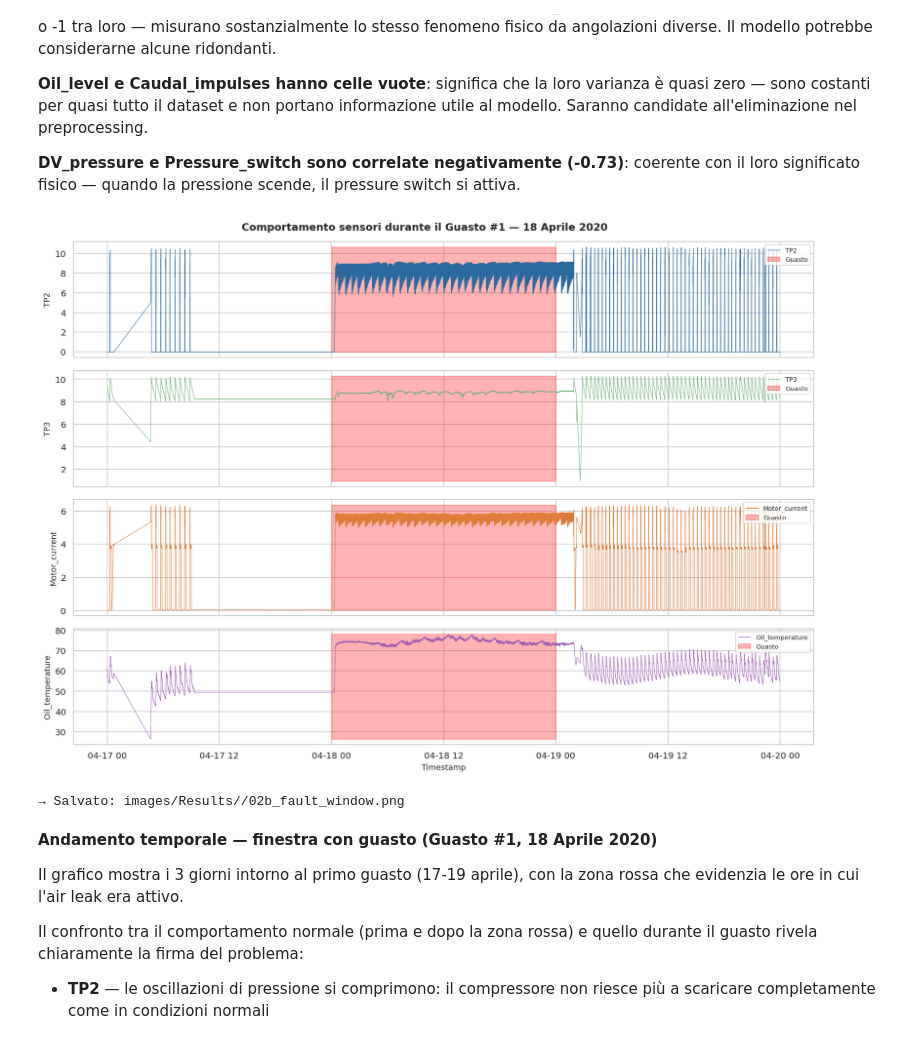
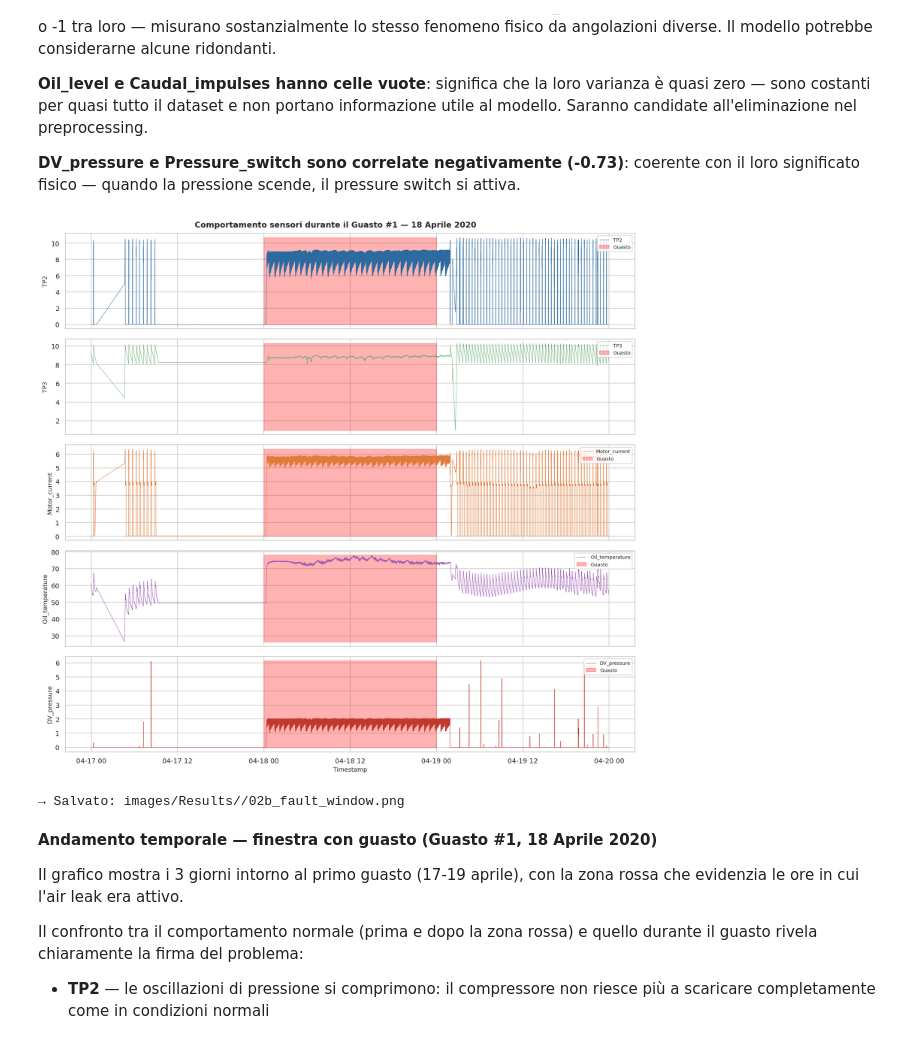
Before and after one commit to Code-Dani/Master-thesis, a Jupyter notebook: notebook/Metro-dt-analysis.ipynb, the cells around one changed output. Drawn from its saved outputs; the diff is of its cells as text; code cells hidden in the pictures.

```diff
--- a/notebook/Metro-dt-analysis.ipynb
+++ b/notebook/Metro-dt-analysis.ipynb
@@ -264,20 +256,19 @@ print(f"→ Salvato: {OUTPUT_DIR}/01_target_distribution.png")
 
 # 3.5 — Andamento temporale dei sensori analogici
 pdf_sample = df_raw.select("timestamp", "TP2", "TP3", "Motor_current",
-                            "Oil_temperature", "target") \
+                            "Oil_temperature", "DV_pressure", "target") \
                     .orderBy("timestamp") \
                     .limit(50000) \
                     .toPandas()
 pdf_sample["timestamp"] = pd.to_datetime(pdf_sample["timestamp"])
 
-fig, axes = plt.subplots(4, 1, figsize=(14, 10), sharex=True)
-sensors = ["TP2", "TP3", "Motor_current", "Oil_temperature"]
-colors  = ["#2D6A9F", "#6BAE75", "#E07B39", "#9B59B6"]
+fig, axes = plt.subplots(5, 1, figsize=(14, 13), sharex=True)
+sensors = ["TP2", "TP3", "Motor_current", "Oil_temperature", "DV_pressure"]
+colors  = ["#2D6A9F", "#6BAE75", "#E07B39", "#9B59B6", "#C0392B"]
 
 for ax, sensor, color in zip(axes, sensors, colors):
     ax.plot(pdf_sample["timestamp"], pdf_sample[sensor],
             color=color, linewidth=0.5, label=sensor)
-    # Evidenzia le zone di guasto in rosso
     fault_mask = pdf_sample["target"] == 1
     ax.fill_between(pdf_sample["timestamp"], pdf_sample[sensor].min(),
                     pdf_sample[sensor].max(),
@@ -291,18 +282,33 @@ fig.suptitle("Andamento temporale sensori analogici\n(primi 50.000 campioni)",
 plt.tight_layout()
 plt.savefig(f"{OUTPUT_DIR}/02_time_series_sensors.png")
 plt.show()
+
 print(f"→ Salvato: {OUTPUT_DIR}/02_time_series_sensors.png")
 
-# 3.6 — Matrice di correlazione
-corr_pdf = df_raw.select(feature_cols).limit(100000).toPandas().corr()
+# # 3.6 — Matrice di correlazione
+# corr_pdf = df_raw.select(feature_cols).limit(100000).toPandas().corr()
 
-fig, ax = plt.subplots(figsize=(10, 8))
+# fig, ax = plt.subplots(figsize=(10, 8))
+# sns.heatmap(corr_pdf, annot=True, fmt=".2f", cmap="coolwarm",
+#             center=0, ax=ax, linewidths=0.5, annot_kws={"size": 7})
+# ax.set_title("Matrice di correlazione — feature sensori", fontsize=13, fontweight="bold")
+# plt.tight_layout()
+# plt.savefig(f"{OUTPUT_DIR}/03_correlation_matrix.png")
+# plt.show()
+# 3.6 — Matrice di correlazione (tutte le righe + target)
+
+corr_cols = feature_cols + ["target"]
+corr_pdf = df_raw.select(corr_cols).toPandas().corr()
+
+fig, ax = plt.subplots(figsize=(12, 10))
 sns.heatmap(corr_pdf, annot=True, fmt=".2f", cmap="coolwarm",
             center=0, ax=ax, linewidths=0.5, annot_kws={"size": 7})
-ax.set_title("Matrice di correlazione — feature sensori", fontsize=13, fontweight="bold")
+ax.set_title("Matrice di correlazione — feature sensori + target",
+            fontsize=13, fontweight="bold")
 plt.tight_layout()
 plt.savefig(f"{OUTPUT_DIR}/03_correlation_matrix.png")
 plt.show()
+
 print(f"→ Salvato: {OUTPUT_DIR}/03_correlation_matrix.png")
 # %% [output]
 === SCHEMA ===
@@ -408,39 +390,39 @@ con il loro significato fisico — quando la pressione scende, il pressure switc
 # %%
 # 3.7 — Andamento temporale in una finestra con guasto (aprile 2020)
 pdf_fault = df_raw.select("timestamp", "TP2", "TP3", "Motor_current",
-                           "Oil_temperature", "target") \
+                           "Oil_temperature", "DV_pressure", "target") \
                   .filter(
                       (F.col("timestamp") >= "2020-04-17 00:00:00") &
                       (F.col("timestamp") <= "2020-04-19 23:59:00")
                   ) \
                   .orderBy("timestamp") \
                   .toPandas()
 pdf_fault["timestamp"] = pd.to_datetime(pdf_fault["timestamp"])
 
-fig, axes = plt.subplots(4, 1, figsize=(14, 10), sharex=True)
-sensors = ["TP2", "TP3", "Motor_current", "Oil_temperature"]
-colors  = ["#2D6A9F", "#6BAE75", "#E07B39", "#9B59B6"]
+fig, axes = plt.subplots(5, 1, figsize=(14, 13), sharex=True)
+sensors = ["TP2", "TP3", "Motor_current", "Oil_temperature", "DV_pressure"]
+colors  = ["#2D6A9F", "#6BAE75", "#E07B39", "#9B59B6", "#C0392B"]
 
 for ax, sensor, color in zip(axes, sensors, colors):
     ax.plot(pdf_fault["timestamp"], pdf_fault[sensor],
             color=color, linewidth=0.6, label=sensor)
     fault_mask = pdf_fault["target"] == 1
     ax.fill_between(pdf_fault["timestamp"],
                     pdf_fault[sensor].min(),
                     pdf_fault[sensor].max(),
                     where=fault_mask, color="red", alpha=0.3, label="Guasto")
     ax.set_ylabel(sensor, fontsize=10)
     ax.legend(loc="upper right", fontsize=8)
 
 axes[-1].set_xlabel("Timestamp", fontsize=10)
 fig.suptitle("Comportamento sensori durante il Guasto #1 — 18 Aprile 2020",
              fontsize=13, fontweight="bold")
 plt.tight_layout()
 plt.savefig(f"{OUTPUT_DIR}/02b_fault_window.png")
 plt.show()
 print(f"→ Salvato: {OUTPUT_DIR}/02b_fault_window.png")
 # %% [output]
-[figure, old version]
+[figure, new version]
 → Salvato: images/Results//02b_fault_window.png
 # %% [markdown]
 **Andamento temporale — finestra con guasto (Guasto #1, 18 Aprile 2020)**
```
Also changed, not shown: parts of 12 cells of this notebook, 17 other files.
